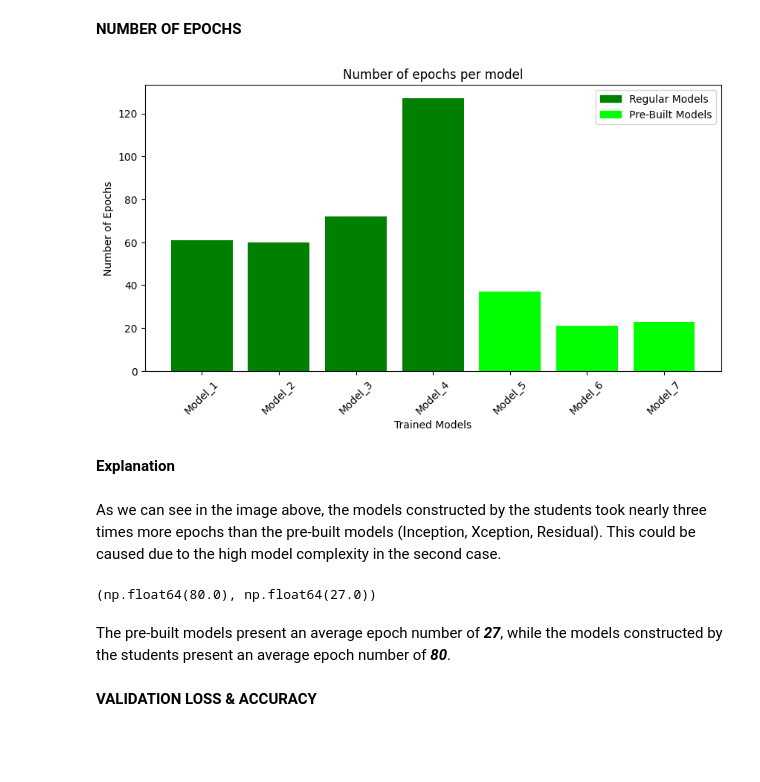
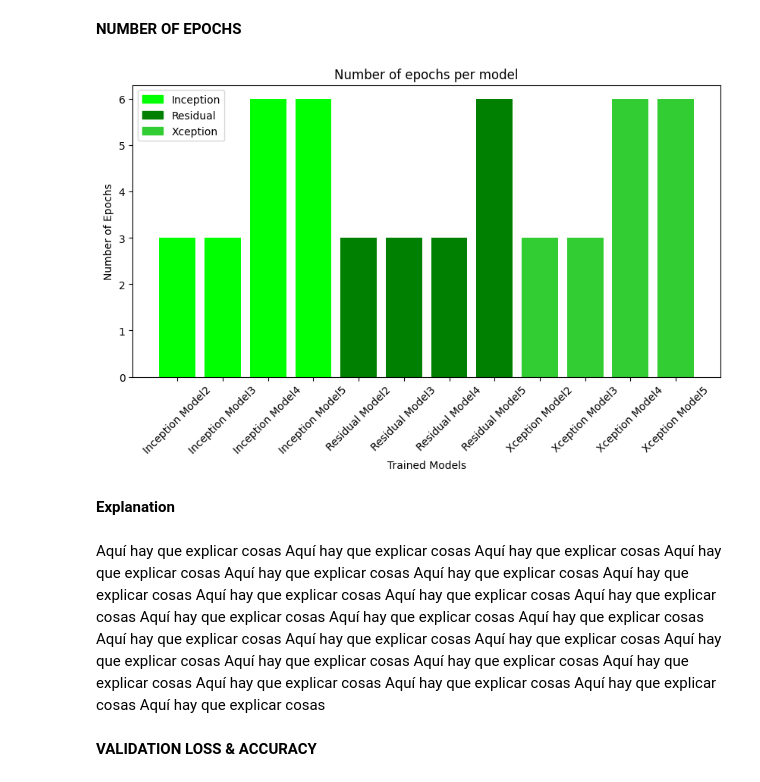
Before and after one commit to rubitopato/DL, a Jupyter notebook: comparison.ipynb, the cells around one changed output. Saved outputs shown, nothing was run; the diff lists cells and outputs as text; code cells hidden in the pictures; blank space fills up the shorter version.

```diff
--- a/comparison.ipynb
+++ b/comparison.ipynb
@@ -18,52 +18,42 @@ from os.path import isfile, join
 # %% [markdown]
 #### LOADING DATA
 # %%
-path = "./trainings/"
-history_dataframes = [pd.read_csv(join(path, f), index_col=0) for f in listdir(path) if isfile(join(path, f))]
+path = "./histories/"
+history_dataframes = [
+    (pd.read_csv(join(path, f), index_col=0), f)
+    for f in listdir(path) if isfile(join(path, f))
+]
 # %% [markdown]
 ## Comparison
 # %% [markdown]
 **NUMBER OF EPOCHS**
 # %%
-epochs = [len(df) for df in history_dataframes]
-models = [f"Model_{i}" for i in range(1, len(epochs) + 1)]
-colors = ['green'] * (len(models) - 3) + ['lime'] * 3
+epochs = [len(df) for df, name in history_dataframes]
+models = [f"{name.split(".")[0].split('_')[0]} {name.split(".")[0].split('_')[1]}" for _, name in history_dataframes]
 
-# Bar plot
+colors = ['lime'] * 4 + ['green'] * 4 + ['limegreen'] * 4
+
 plt.figure(figsize=(10, 5))
 plt.bar(models, epochs, color=colors)
 plt.xlabel("Trained Models")
 plt.ylabel("Number of Epochs")
 plt.xticks(rotation=45)
 plt.title("Number of epochs per model")
 
-# Legend
 legend_text = [
-    mpatches.Patch(color='green', label='Regular Models'),
-    mpatches.Patch(color='lime', label='Pre-Built Models')
+    mpatches.Patch(color='lime', label='Inception'),
+    mpatches.Patch(color='green', label='Residual'),
+    mpatches.Patch(color='limegreen', label='Xception')
 ]
 plt.legend(handles=legend_text)
 
-# Show
 plt.show()
 # %% [output]
-[figure, old version]
+[figure, new version]
 # %% [markdown]
 **Explanation**
-# %% [markdown]
-As we can see in the image above, the models constructed by the students took nearly three times more epochs than the pre-built models (Inception, Xception, Residual). This could be caused due to the high model complexity in the second case.
-# %%
-student_models = epochs[:4]
-pre_built_models = epochs[4:]
-
-student_models_average_epochs = np.array(student_models).mean()
-pre_built_models_average_epochs = np.array(pre_built_models).mean()
-
-student_models_average_epochs, pre_built_models_average_epochs
-# %% [output]
-(np.float64(80.0), np.float64(27.0))
-# %% [markdown]
-The pre-built models present an average epoch number of **_27_**, while the models constructed by the students present an average epoch number of **_80_**.
+# %% [markdown]
+Aquí hay que explicar cosas Aquí hay que explicar cosas Aquí hay que explicar cosas Aquí hay que explicar cosas Aquí hay que explicar cosas Aquí hay que explicar cosas Aquí hay que explicar cosas Aquí hay que explicar cosas Aquí hay que explicar cosas Aquí hay que explicar cosas Aquí hay que explicar cosas Aquí hay que explicar cosas Aquí hay que explicar cosas Aquí hay que explicar cosas Aquí hay que explicar cosas Aquí hay que explicar cosas Aquí hay que explicar cosas Aquí hay que explicar cosas Aquí hay que explicar cosas Aquí hay que explicar cosas Aquí hay que explicar cosas Aquí hay que explicar cosas Aquí hay que explicar cosas Aquí hay que explicar cosas
 # %% [markdown]
 **VALIDATION LOSS & ACCURACY**
 # %% [markdown]
```
Also changed, not shown: parts of 25 cells of this notebook, 22 other files.
